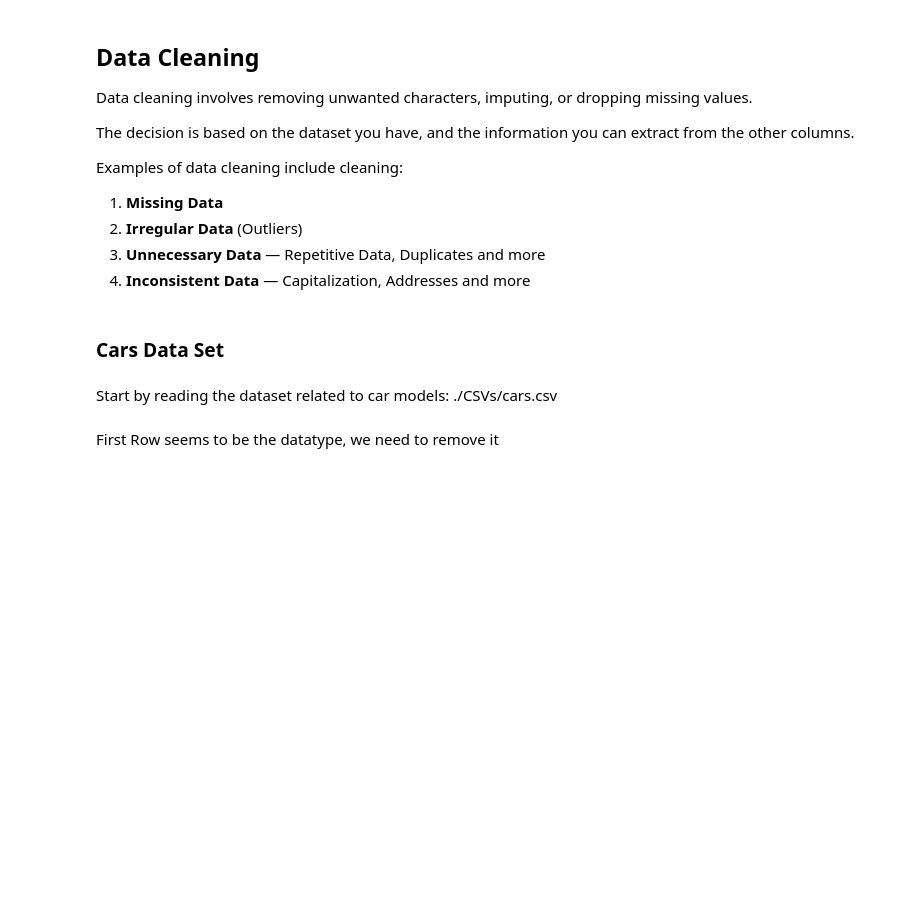
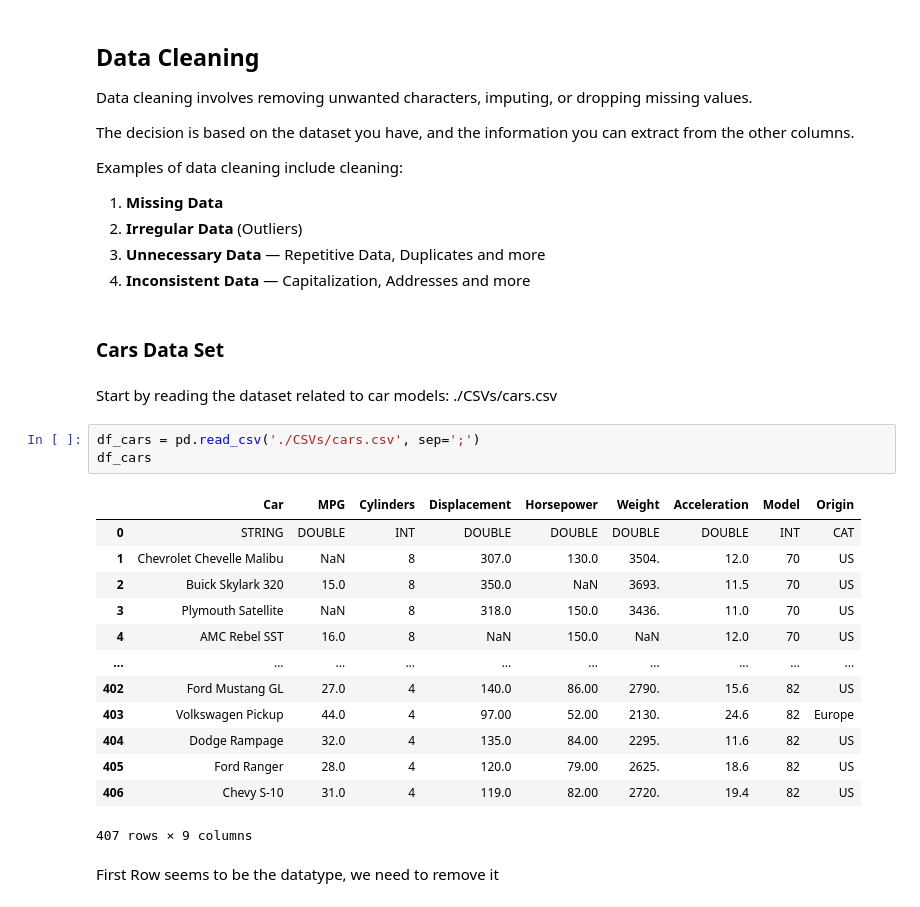
Before and after one commit to Hasyashri/ML_Lab_4, a Jupyter notebook: week5Lab_Students (1).ipynb, the cells around one changed output. Cells and saved outputs as stored; diff of their text form; blank space fills up the shorter version.

```diff
--- a/week5Lab_Students (1).ipynb
+++ b/week5Lab_Students (1).ipynb
@@ -277,5 +277,22 @@ Examples of data cleaning include cleaning:
 ### **Cars Data Set**
 # %% [markdown]
 Start by reading the dataset related to car models: ./CSVs/cars.csv
+# %%
+df_cars = pd.read_csv('./CSVs/cars.csv', sep=';')
+df_cars
+# %% [output]
+|  | Car | MPG | Cylinders | Displacement | Horsepower | Weight | Acceleration | Model | Origin |
+| 0 | STRING | DOUBLE | INT | DOUBLE | DOUBLE | DOUBLE | DOUBLE | INT | CAT |
+| 1 | Chevrolet Chevelle Malibu | NaN | 8 | 307.0 | 130.0 | 3504. | 12.0 | 70 | US |
+| 2 | Buick Skylark 320 | 15.0 | 8 | 350.0 | NaN | 3693. | 11.5 | 70 | US |
+| 3 | Plymouth Satellite | NaN | 8 | 318.0 | 150.0 | 3436. | 11.0 | 70 | US |
+| 4 | AMC Rebel SST | 16.0 | 8 | NaN | 150.0 | NaN | 12.0 | 70 | US |
+| ... | ... | ... | ... | ... | ... | ... | ... | ... | ... |
+| 402 | Ford Mustang GL | 27.0 | 4 | 140.0 | 86.00 | 2790. | 15.6 | 82 | US |
+| 403 | Volkswagen Pickup | 44.0 | 4 | 97.00 | 52.00 | 2130. | 24.6 | 82 | Europe |
+| 404 | Dodge Rampage | 32.0 | 4 | 135.0 | 84.00 | 2295. | 11.6 | 82 | US |
+| 405 | Ford Ranger | 28.0 | 4 | 120.0 | 79.00 | 2625. | 18.6 | 82 | US |
+| 406 | Chevy S-10 | 31.0 | 4 | 119.0 | 82.00 | 2720. | 19.4 | 82 | US |
+407 rows × 9 columns
 # %% [markdown]
 First Row seems to be the datatype, we need to remove it
```
Also changed, not shown: parts of 4 cells of this notebook, 5 other files.
